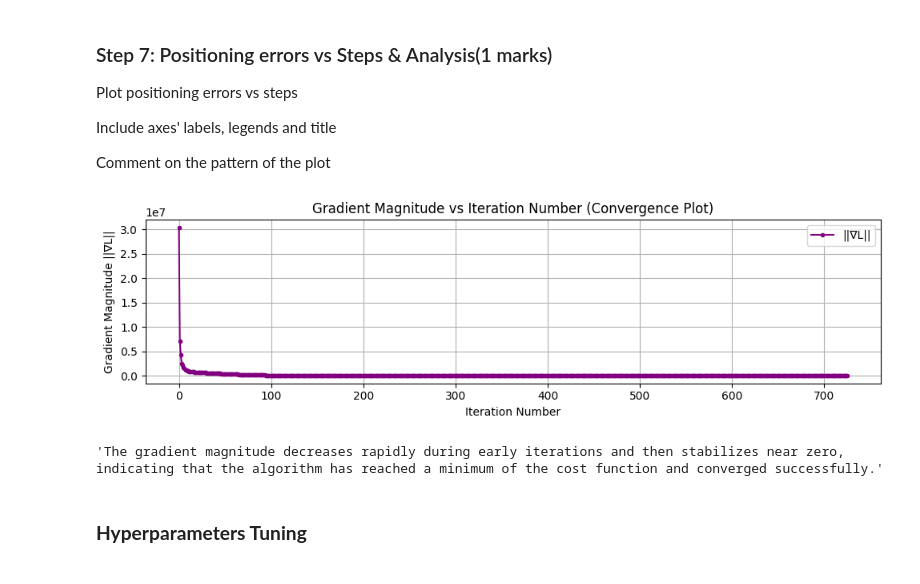
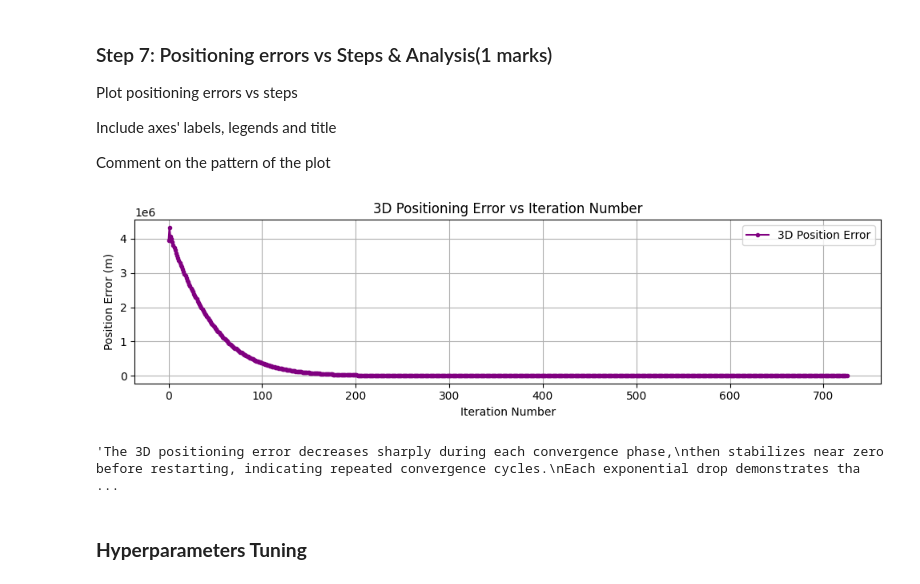
Before and after one commit to StephenNduba/ENGG680_2025_Fall, a Jupyter notebook: Lab_Assignment2/Assignment2_Upload.ipynb, the cells around one changed output. Drawn from its saved outputs; the diff is of its cells as text; code cells hidden in the pictures.

```diff
--- a/Lab_Assignment2/Assignment2_Upload.ipynb
+++ b/Lab_Assignment2/Assignment2_Upload.ipynb
@@ -686,27 +737,31 @@ Comment on the pattern of the plot
 # %%
 fig, ax = plt.subplots(nrows=1, ncols=1, figsize=(10, 3))
 # (0.5 marks)
 # ...
-if len(arr_grad) > 0:
-    grad_norm = [np.linalg.norm(g[:3]) for g in arr_grad]  # use spatial part of gradient
-    ax.plot(range(len(grad_norm)), grad_norm, color='purple', marker='o', markersize=3, label='||∇L||')
+if len(arr_err) > 0:
+    err_norm = [np.linalg.norm(e) for e in arr_err]  # 3D position error magnitude
+    ax.plot(range(len(err_norm)), err_norm, color='purple', marker='o', markersize=3, label='3D Position Error')
     ax.set_xlabel("Iteration Number")
-    ax.set_ylabel("Gradient Magnitude ||∇L||")
-    ax.set_title("Gradient Magnitude vs Iteration Number (Convergence Plot)")
+    ax.set_ylabel("Position Error (m)")
+    ax.set_title("3D Positioning Error vs Iteration Number")
     ax.legend()
 else:
-    print("No gradient data available for plotting.")
+    print("No position error data available for plotting.")
 ax.grid(True)
 fig.tight_layout()
 plt.show()
 
 # Comment on the pattern
 # (0.5 marks)
 # ...
-"""The gradient magnitude decreases rapidly during early iterations and then stabilizes near zero, indicating that the algorithm has reached a minimum of the cost function and converged successfully."""
+"""The 3D positioning error decreases sharply during each convergence phase,
+then stabilizes near zero before restarting, indicating repeated convergence cycles.
+Each exponential drop demonstrates that the receiver’s estimated position rapidly
+approaches the true location, confirming effective and consistent convergence of the
+gradient descent algorithm."""
 # %% [output]
-[figure, old version]
+[figure, new version]
-'The gradient magnitude decreases rapidly during early iterations and then stabilizes near zero, indicating that the algorithm has reached a minimum of the cost function and converged successfully.'
+'The 3D positioning error decreases sharply during each convergence phase,\nthen stabilizes near zero before restarting, indicating repeated convergence cycles.\nEach exponential drop demonstrates tha ...
 # %% [markdown]
 ### **Hyperparameters Tuning**
 # %% [markdown]
```
Also changed, not shown: parts of 18 cells of this notebook.
